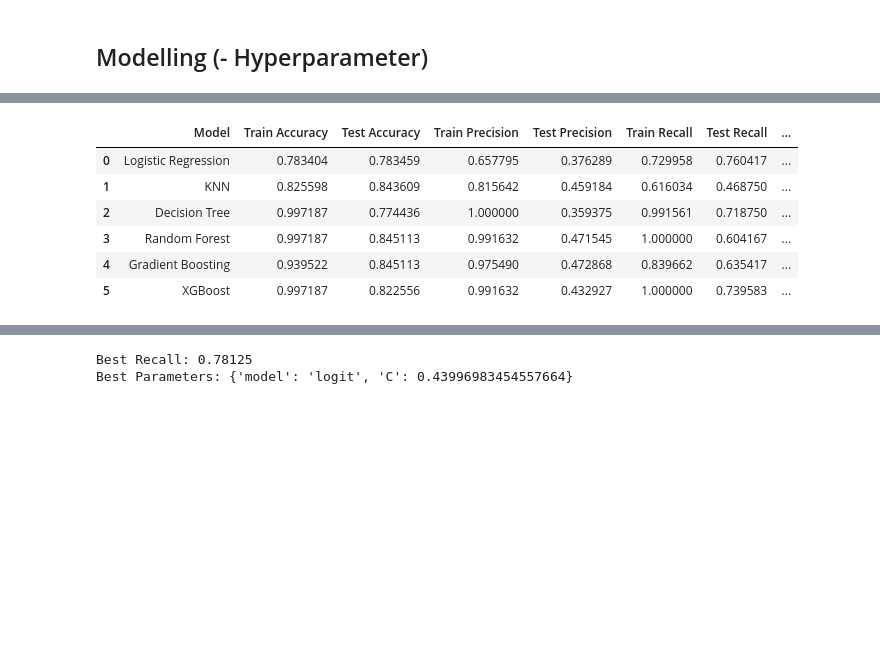
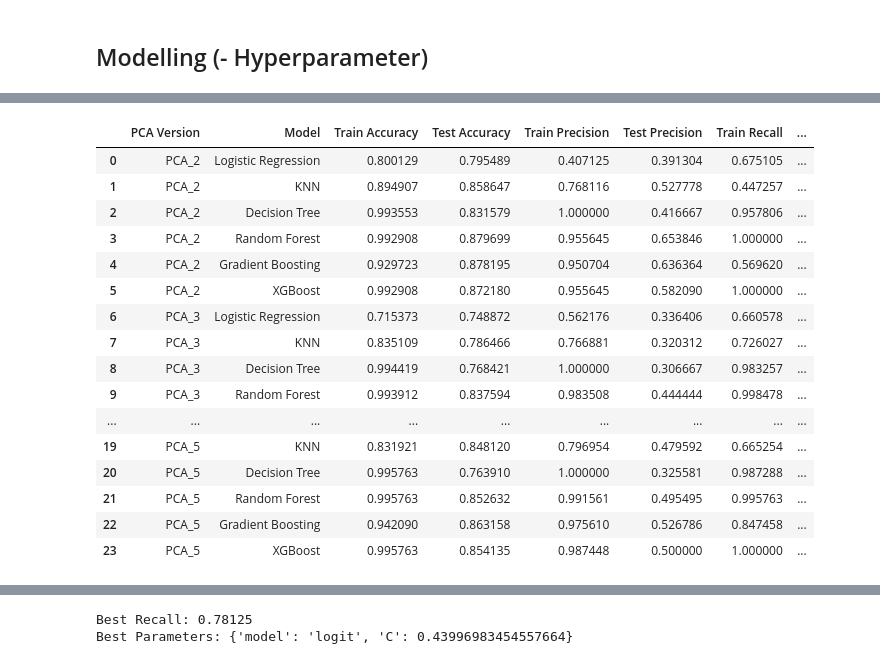
Before and after one commit to widyadaridhyp/customer_personality, a Jupyter notebook: notebooks/research.ipynb, the cells around one changed output, grey strips where cells are left out. Drawn from its saved outputs; the diff is of its cells as text; code cells hidden in the pictures; blank space fills up the shorter version.

```diff
--- a/notebooks/research.ipynb
+++ b/notebooks/research.ipynb
@@ -684,6 +756,8 @@ from sklearn.preprocessing import MinMaxScaler
 # %%
 target = df_all['response']
 features = fix.drop(columns='response')
+features_full = fix1.copy()
+target1 = df_full['response']
 # %%
 from sklearn.model_selection import train_test_split
 from imblearn.under_sampling import RandomUnderSampler
@@ -738,3 +828,6 @@ X_train_scaled, X_test_scaled = scaled(X_train_res, X_test)
+# %%
+X_train1_scaled = pd.concat([X_train1_res.drop(columns=num_sc), X_train1_scaled], axis=1)
+X_test1_scaled = pd.concat([X_test1.drop(columns=num_sc), X_test1_scaled], axis=1)
 # %% [markdown]
 ## Feature Decomposition
 # %%
@@ -777,7 +870,11 @@ def automatic_pca(X_train, X_test, variance_threshold=0.95):
 
     return X_train_pca, X_test_pca, n_components_optimal, pca
 # %%
-X_train_pca_scaled, X_test_pca_scaled, n_comp_scaled, pca = automatic_pca(X_train_scaled, X_test_scaled)
+X_train_1, X_test_1, n_pca_1, pca1 = automatic_pca(X_train, X_test)
+X_train_2, X_test_2, n_pca_2, pca2 = automatic_pca(X_train_sc, X_test_sc)
+X_train_3, X_test_3, n_pca_3, pca3 = automatic_pca(X_train_scros, X_test_scros)
+X_train_4, X_test_4, n_pca_4, pca4 = automatic_pca(X_train_scaled, X_test_scaled)
+X_train_5, X_test_5, n_pca_5, pca5 = automatic_pca(X_train1_scaled, X_test1_scaled)
 # %% [output]
 Fitting PCA...
 Variance threshold   : 95.0%
@@ -832,48 +948,56 @@ models = {
 }
 # %%
 from sklearn.metrics import classification_report, accuracy_score
+# %%
+pca_sets = {
+    "PCA_2": (X_train_2, X_test_2, y_train, y_test),
+    "PCA_3": (X_train_3, X_test_3, y_train_ros, y_test),
+    "PCA_4": (X_train_4, X_test_4, y_train_res, y_test),
+    "PCA_5": (X_train_5, X_test_5, y_train1_res, y_test1)
+}
 # %%
 results = []
 
-for name, model in models.items():
+for pca_name, (X_train_pca, X_test_pca, y_train_curr, y_test_curr) in pca_sets.items():
+    print(f"Running models for: {pca_name}")
 
-    # Train model
-    model.fit(X_train_pca_scaled, y_train_res)
+    for model_name, model in models.items():
 
-    # Predict on train and test
-    y_pred_train = model.predict(X_train_pca_scaled)
-    y_pred_test = model.predict(X_test_pca_scaled)
+        # Train model sesuai y_train masing-masing PCA
+        model.fit(X_train_pca, y_train_curr)
 
-    # === TRAIN METRICS ===
-    report_train = classification_report(y_train_res, y_pred_train, output_dict=True)
+        # Predict
+        y_pred_train = model.predict(X_train_pca)
+        y_pred_test  = model.predict(X_test_pca)
 
-    train_acc  = accuracy_score(y_train_res, y_pred_train)
-    train_prec = report_train["1"]["precision"]
-    train_rec  = report_train["1"]["recall"]
-    train_f1   = report_train["1"]["f1-score"]
+        # === TRAIN METRICS ===
+        report_train = classification_report(y_train_curr, y_pred_train, output_dict=True)
+        train_acc  = accuracy_score(y_train_curr, y_pred_train)
+        train_prec = report_train["1"]["precision"]
+        train_rec  = report_train["1"]["recall"]
+        train_f1   = report_train["1"]["f1-score"]
 
-    # === TEST METRICS ===
-    report_test = classification_report(y_test, y_pred_test, output_dict=True)
+        # === TEST METRICS ===
+        report_test = classification_report(y_test_curr, y_pred_test, output_dict=True)
+        test_acc  = accuracy_score(y_test_curr, y_pred_test)
+        test_prec = report_test["1"]["precision"]
+        test_rec  = report_test["1"]["recall"]
+        test_f1   = report_test["1"]["f1-score"]
 
-    test_acc  = accuracy_score(y_test, y_pred_test)
-    test_prec = report_test["1"]["precision"]
-    test_rec  = report_test["1"]["recall"]
-    test_f1   = report_test["1"]["f1-score"]
-
-    # Append to results
-    results.append([
-        name,
-        train_acc, test_acc,
-        train_prec, test_prec,
-        train_rec, test_rec,
-        train_f1, test_f1
-    ])
+        # Append result
+        results.append([
+            pca_name, model_name,
+            train_acc, test_acc,
+            train_prec, test_prec,
+            train_rec, test_rec,
+            train_f1, test_f1
+        ])
 
 # Convert to DataFrame
 results_df = pd.DataFrame(
     results,
     columns=[
-        "Model",
+        "PCA Version", "Model",
         "Train Accuracy", "Test Accuracy",
         "Train Precision", "Test Precision",
         "Train Recall", "Test Recall",
@@ -889,7 +1026,17 @@ Parameters: { "use_label_encoder" } are not used.
-|  | Model | Train Accuracy | Test Accuracy | Train Precision | Test Precision | Train Recall | Test Recall | ... |
-| 0 | Logistic Regression | 0.783404 | 0.783459 | 0.657795 | 0.376289 | 0.729958 | 0.760417 | ... |
-| 1 | KNN | 0.825598 | 0.843609 | 0.815642 | 0.459184 | 0.616034 | 0.468750 | ... |
-| 2 | Decision Tree | 0.997187 | 0.774436 | 1.000000 | 0.359375 | 0.991561 | 0.718750 | ... |
-| 3 | Random Forest | 0.997187 | 0.845113 | 0.991632 | 0.471545 | 1.000000 | 0.604167 | ... |
-| 4 | Gradient Boosting | 0.939522 | 0.845113 | 0.975490 | 0.472868 | 0.839662 | 0.635417 | ... |
-| 5 | XGBoost | 0.997187 | 0.822556 | 0.991632 | 0.432927 | 1.000000 | 0.739583 | ... |
+|  | PCA Version | Model | Train Accuracy | Test Accuracy | Train Precision | Test Precision | Train Recall | ... |
+| 0 | PCA_2 | Logistic Regression | 0.800129 | 0.795489 | 0.407125 | 0.391304 | 0.675105 | ... |
+| 1 | PCA_2 | KNN | 0.894907 | 0.858647 | 0.768116 | 0.527778 | 0.447257 | ... |
+| 2 | PCA_2 | Decision Tree | 0.993553 | 0.831579 | 1.000000 | 0.416667 | 0.957806 | ... |
+| 3 | PCA_2 | Random Forest | 0.992908 | 0.879699 | 0.955645 | 0.653846 | 1.000000 | ... |
+| 4 | PCA_2 | Gradient Boosting | 0.929723 | 0.878195 | 0.950704 | 0.636364 | 0.569620 | ... |
+| 5 | PCA_2 | XGBoost | 0.992908 | 0.872180 | 0.955645 | 0.582090 | 1.000000 | ... |
+| 6 | PCA_3 | Logistic Regression | 0.715373 | 0.748872 | 0.562176 | 0.336406 | 0.660578 | ... |
+| 7 | PCA_3 | KNN | 0.835109 | 0.786466 | 0.766881 | 0.320312 | 0.726027 | ... |
+| 8 | PCA_3 | Decision Tree | 0.994419 | 0.768421 | 1.000000 | 0.306667 | 0.983257 | ... |
+| 9 | PCA_3 | Random Forest | 0.993912 | 0.837594 | 0.983508 | 0.444444 | 0.998478 | ... |
+| ... | ... | ... | ... | ... | ... | ... | ... | ... |
+| 19 | PCA_5 | KNN | 0.831921 | 0.848120 | 0.796954 | 0.479592 | 0.665254 | ... |
+| 20 | PCA_5 | Decision Tree | 0.995763 | 0.763910 | 1.000000 | 0.325581 | 0.987288 | ... |
+| 21 | PCA_5 | Random Forest | 0.995763 | 0.852632 | 0.991561 | 0.495495 | 0.995763 | ... |
+| 22 | PCA_5 | Gradient Boosting | 0.942090 | 0.863158 | 0.975610 | 0.526786 | 0.847458 | ... |
+| 23 | PCA_5 | XGBoost | 0.995763 | 0.854135 | 0.987448 | 0.500000 | 1.000000 | ... |
```
Also changed, not shown: parts of 26 cells of this notebook.
